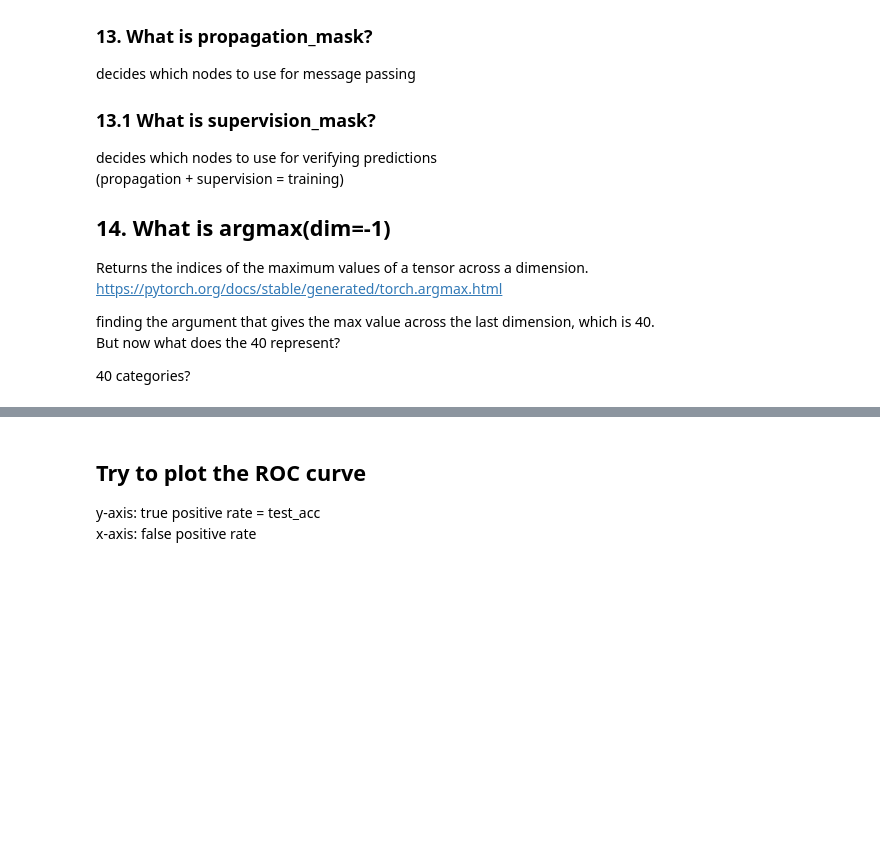
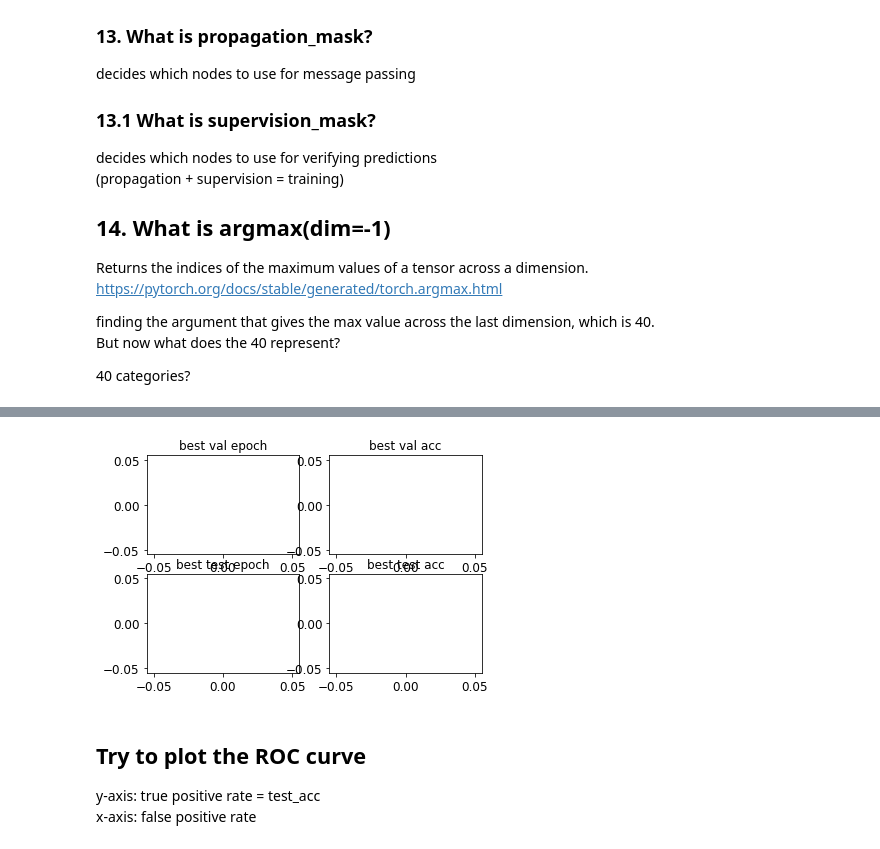
Before and after one commit to JavierZhao/semi-supervised-tests, a Jupyter notebook: Jupyter/unimp_arxiv.ipynb, the cells around one changed output, grey strips where cells are left out. Saved outputs shown, nothing was run; the diff lists cells and outputs as text; code cells hidden in the pictures; blank space fills up the shorter version.

```diff
--- a/Jupyter/unimp_arxiv.ipynb
+++ b/Jupyter/unimp_arxiv.ipynb
@@ -300,0 +310,26 @@ plt.show()
+# %%
+def optimization_loop(label_rate):
+    reset_params(model)
+    num_epochs = 300
+    loss_lst, val_acc_lst, test_acc_lst = [], [], []
+
+    print(f'Label_rate: {label_rate}')
+    for epoch in range(1, num_epochs+1):
+        loss = train(label_rate = label_rate)
+        val_acc, test_acc = test()
+        print(f'Epoch: {epoch:03d}, Loss: {loss:.4f}, Val: {val_acc:.4f}, '
+              f'Test: {test_acc:.4f}')
+        loss_lst.append(loss)
+        val_acc_lst.append(val_acc)
+        test_acc_lst.append(test_acc)
+    return loss_lst, val_acc_lst, test_acc_lst
+# %%
+best_val_acc_lst, best_val_epoch_lst, best_test_acc_lst, best_test_epoch_lst = [], [], [], []
+for lr in label_rate_arr:
+    print(lr)
+    lost_lst, val_acc_lst, test_acc_lst = optimization_loop(lr)
+
+    best_val_epoch_lst.append(torch.Tensor(val_acc_lst).argmax())
+    best_val_acc_lst.append(torch.Tensor(val_acc_lst).max())
+    best_test_epoch_lst.append(torch.Tensor(test_acc_lst).argmax())
+    best_test_acc_lst.append(torch.Tensor(test_acc_lst).max())
@@ -301,3 +354,24 @@ plt.show()
+# %%
+
+
+marker_size = 3
+fig, axs = plt.subplots(2, 2)
+axs[0, 0].plot(best_val_epoch_lst, "b.", markersize=marker_size)
+axs[0, 0].set_title("best val epoch")
+
+
+axs[0, 1].plot(best_val_acc_lst, "b.",markersize=marker_size)
+axs[0, 1].set_title("best val acc")
+
+axs[1, 0].plot(best_test_epoch_lst, "b.",markersize=marker_size)
+axs[1, 0].set_title("best test epoch")
+
+axs[1, 1].plot(best_test_acc_lst, "b.",markersize=marker_size)
+axs[1, 1].set_title("best test acc")
+
+plt.show()
+# %% [output]
+[figure, added]
 # %% [markdown]
 ## Try to plot the ROC curve
 y-axis: true positive rate = test_acc
```
Also changed, not shown: parts of 16 cells of this notebook, 4 other files.
